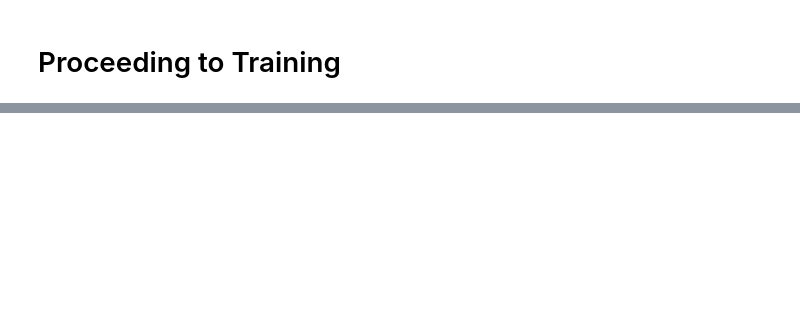
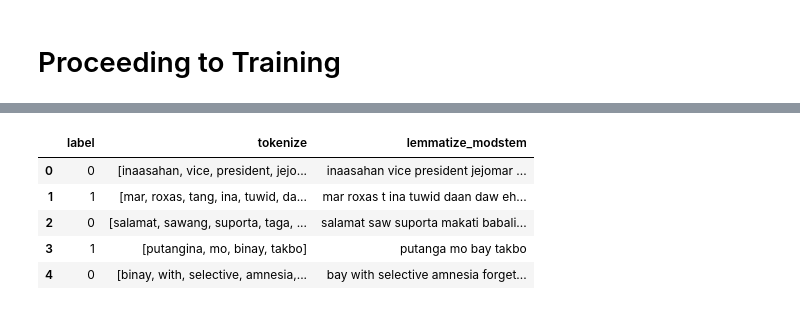
Before and after one commit to Tolskiee/ThesisFiles, a Jupyter notebook: ThesisLogic.ipynb, the cells around one changed output, grey strips where cells are left out. Drawn from its saved outputs; the diff is of its cells as text; code cells hidden in the pictures; blank space fills up the shorter version.

```diff
--- a/ThesisLogic.ipynb
+++ b/ThesisLogic.ipynb
@@ -800,12 +267,0 @@ def validate(stemmed, errors):
-# %%
-import csv
-
-# open the CSV file
-with open('output3.csv', 'r') as csv_file:
-    csv_reader = csv.reader(csv_file)
-
-    # open the output text file
-    with open('clean.txt', 'w') as txt_file:
-        # loop through each row of the CSV file and write it to the text file
-        for row in csv_reader:
-            txt_file.write(','.join(row) + '\n')
@@ -1040,0 +330,39 @@ with open('output3.csv', 'w', newline='') as file:
+# %%
+#ENGLISH STEMMER
+
+from nltk.stem import WordNetLemmatizer
+
+def english_lemmatizer(token):
+    lemmatizer = WordNetLemmatizer()
+    return lemmatizer.lemmatize(token)
+# %%
+from langdetect import detect
+import pandas as pd
+
+lemmatized_tokens = []
+for row in train['tokenize']:
+    lemmatized_row = []
+    for token in row:
+        try:
+            language = detect(token)
+        except:
+            continue
+        if language == 'tl':
+            lemmatized_token = tagalog_stemmer(token)
+        elif language == 'en':
+            lemmatized_token = english_lemmatizer(token)
+        else:
+            lemmatized_token = token
+        lemmatized_row.append(lemmatized_token)
+    lemmatized_tokens.append(' '.join(lemmatized_row))
+
+train['lemmatize_modstem'] = pd.Series(lemmatized_tokens)
+# %%
+train[['label','tokenize','lemmatize_modstem']].head(5)
+# %% [output]
+|  | label | tokenize | lemmatize_modstem |
+| 0 | 0 | [inaasahan, vice, president, jejo... | inaasahan vice president jejomar ... |
+| 1 | 1 | [mar, roxas, tang, ina, tuwid, da... | mar roxas t ina tuwid daan daw eh... |
+| 2 | 0 | [salamat, sawang, suporta, taga, ... | salamat saw suporta makati babali... |
+| 3 | 1 | [putangina, mo, binay, takbo] | putanga mo bay takbo |
+| 4 | 0 | [binay, with, selective, amnesia,... | bay with selective amnesia forget... |
```
Also changed, not shown: parts of 22 cells of this notebook.
